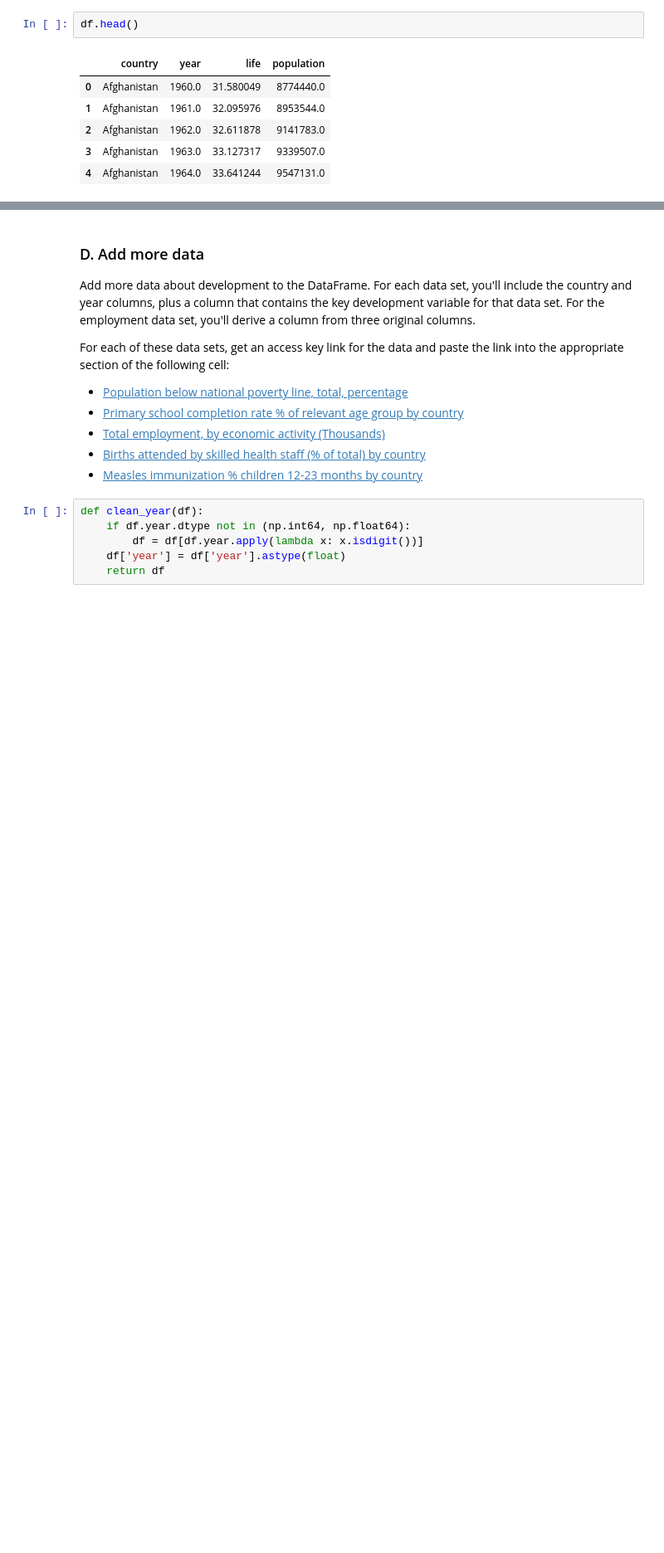
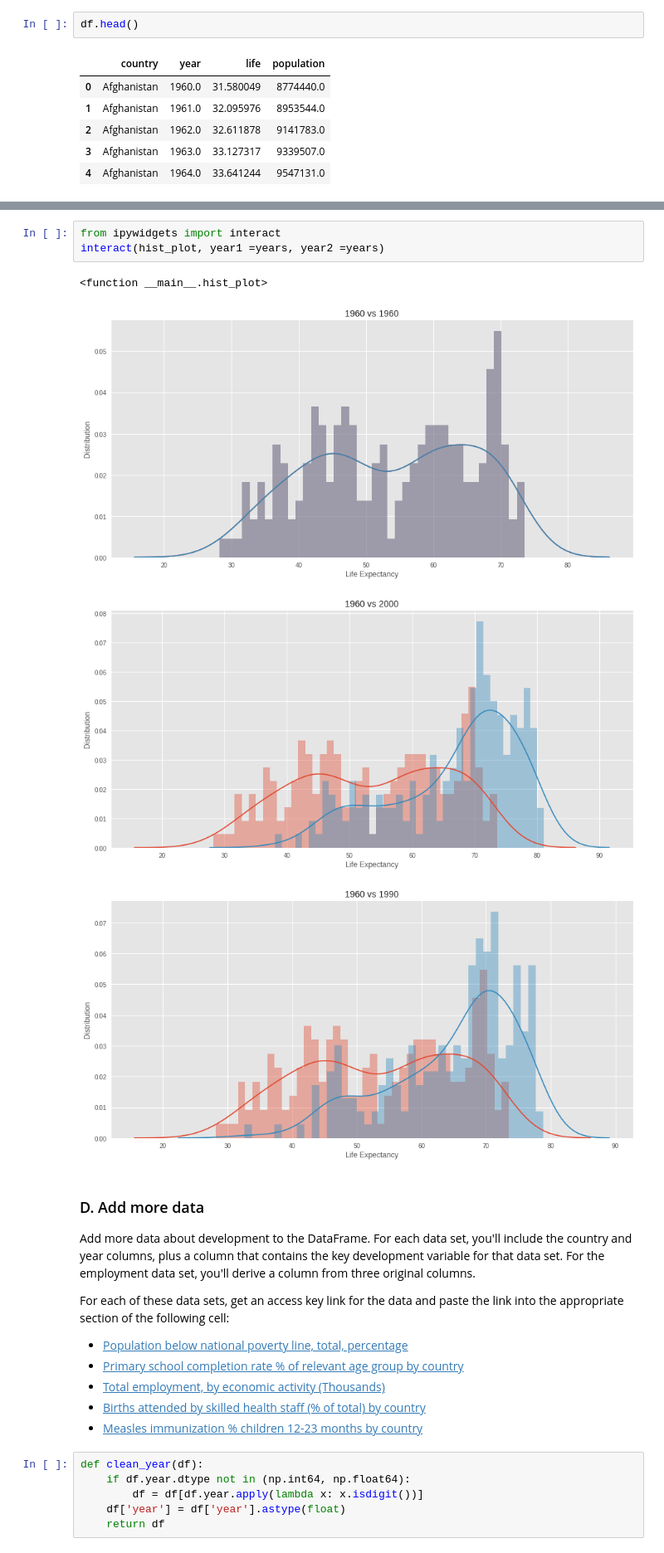
Before and after one commit to JustinTTL/Playing-with-Pandas, a Jupyter notebook: Analyze open data sets with pandas DataFrames.ipynb, the cells around one changed output, grey strips where cells are left out. Shown: that part at 83% size. Saved outputs shown, nothing was run; the diff lists cells and outputs as text; blank space fills up the shorter version.

```diff
--- a/Analyze open data sets with pandas DataFrames.ipynb
+++ b/Analyze open data sets with pandas DataFrames.ipynb
@@ -205,3 +352,11 @@ avg_df_trim.plot.scatter(x='population', y='life', s=avg_df['population']*0.0000
+# %%
+from ipywidgets import interact
+interact(hist_plot, year1 =years, year2 =years)
+# %% [output]
+<function __main__.hist_plot>
+[figure, added]
+[figure, added]
+[figure, added]
 # %% [markdown]
 <a id="loadmore"></a>
 ### D. Add more data
```
Also changed, not shown: parts of 34 cells of this notebook.
